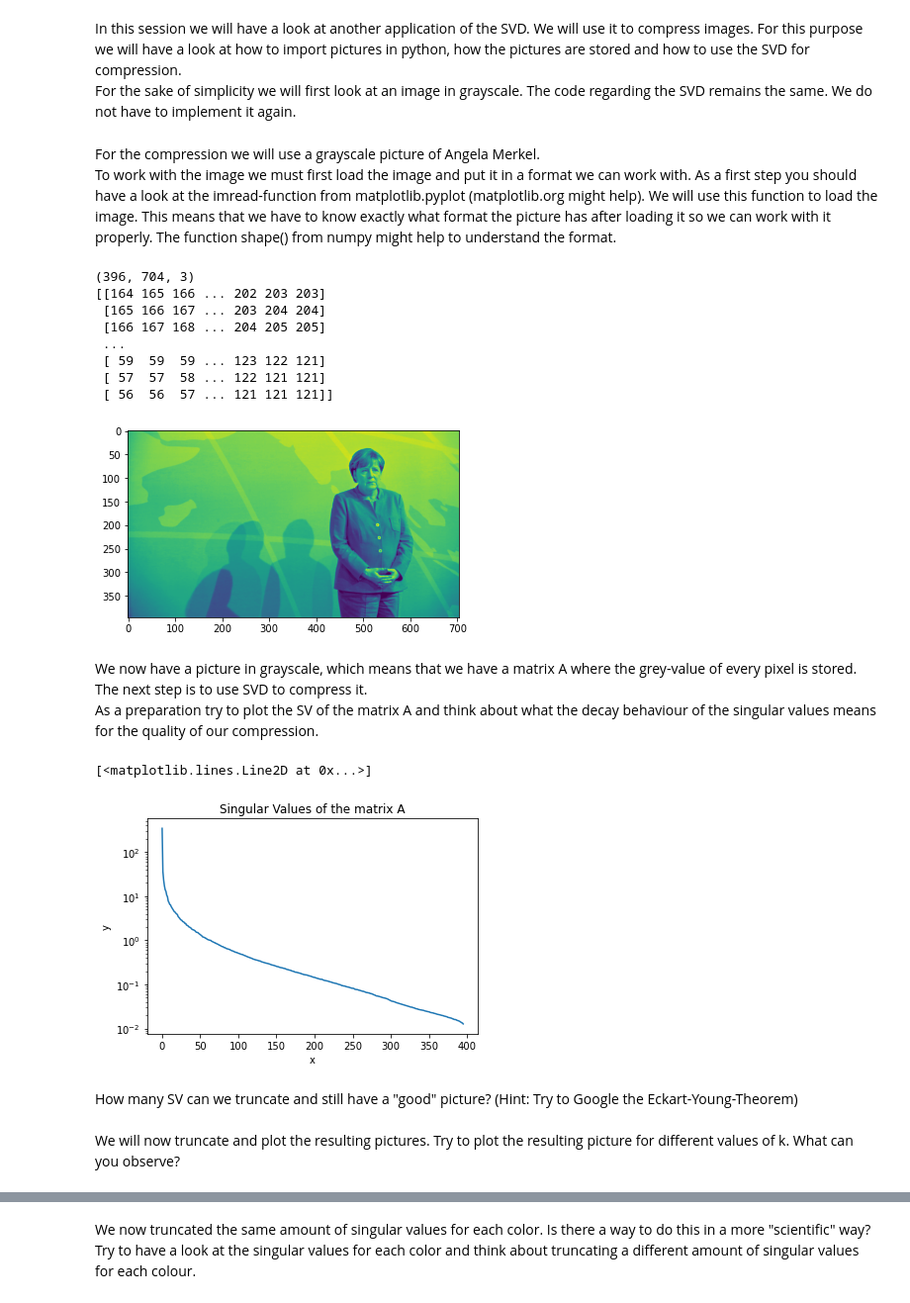
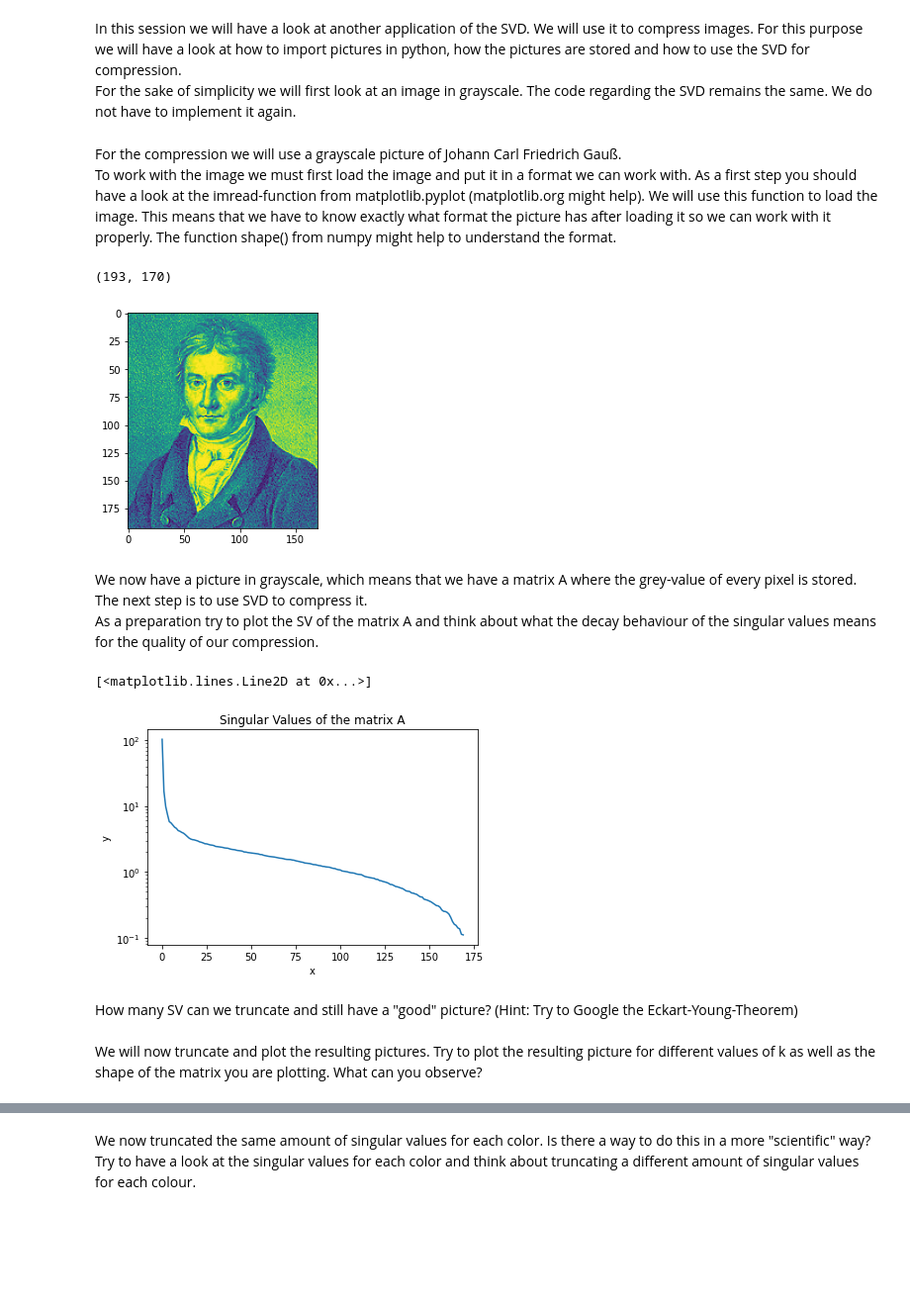
Before and after one commit to Saamuu/DataLab, a Jupyter notebook: DataLab/ImageCompression.ipynb, the cells around one changed output, grey strips where cells are left out. Shown at 99% size. Cells and saved outputs as stored; diff of their text form; code cells hidden in the pictures; blank space fills up the shorter version.

```diff
--- a/DataLab/ImageCompression.ipynb
+++ b/DataLab/ImageCompression.ipynb
@@ -47,36 +47,25 @@ def truncate(U, S, V, k):
     V_trunc = V[:k, :]
     return U_trunc, S_trunc, V_trunc
 # %% [markdown]
-For the compression we will use a grayscale picture of Angela Merkel. <br>
+For the compression we will use a grayscale picture of Johann Carl Friedrich Gauß. <br>
 To work with the image we must first load the image and put it in a format we can work with. As a first step you should have a look at the imread-function from matplotlib.pyplot (matplotlib.org might help). We will use this function to load the image. This means that we have to know exactly what format the picture has after loading it so we can work with it properly. The function shape() from numpy might help to understand the format.
 # %%
 def im2double(im):
-    #transform the values in A to the interval (0,1)
-    #What happens if we dont do that? Nothing visible, just transform the matrix to float-values instead of int8
     info = np.iinfo(im.dtype)
-    scale = info.max
-    im = im.astype(float)/scale
-    return im, scale
+    return im.astype(float)/info.max
 
 
 # grayscale image (is still saved with 3 channels so I take the first one)
-img = plt.imread("Merkel.jpg")[:,:,0]
-plt.imshow(img)
-print(np.shape(plt.imread("Merkel.jpg")))
-print(plt.imread("Merkel.jpg")[:,:,0])
+img = plt.imread("gauss3.jpg")[:,:,0]
+fig,axs = plt.subplots()
+axs.imshow(img)
 #The format is (M,N,3) -> RGB image, how do we get the greyscale?
 #Just use one of the RGB images
-gray_channel, scale = im2double(img)
+gray_channel = im2double(img)
+print(np.shape(gray_channel))
 # %% [output]
-(396, 704, 3)
-[[164 165 166 ... 202 203 203]
- [165 166 167 ... 203 204 204]
- [166 167 168 ... 204 205 205]
- ...
- [ 59  59  59 ... 123 122 121]
- [ 57  57  58 ... 122 121 121]
- [ 56  56  57 ... 121 121 121]]
+(193, 170)
-[figure, old version]
+[figure, new version]
 # %% [markdown]
 We now have a picture in grayscale, which means that we have a matrix A where the grey-value of every pixel is stored. The next step is to use SVD to compress it. <br>
 As a preparation try to plot the SV of the matrix A and think about what the decay behaviour of the singular values means for the quality of our compression.
@@ -87,25 +76,18 @@ U, S, V = svd(gray_channel)
 #linalg library implementation
 U_, S_, V_ = np.linalg.svd(gray_channel)
 
-#number of singular values kept
-k = [350,200,100,50,25,15,10,7,5]
+# Plot the Singular Values and try to think about what this means for the quality of the compressed images
+fig,axs = plt.subplots()
+axs.set_title(f"Singular Values of the matrix A")
+axs.set_xlabel(f"x")
+axs.set_ylabel(f"y")
 
-# Plot the Singular Values and try to think about what this means for the quality of the compressed images
-fig = plt.figure()
-
-fig.canvas.draw()
-
-
-plt.title(f"Singular Values of the matrix A")
-plt.xlabel(f"x")
-plt.ylabel(f"y")
-
-plt.semilogy(S)
+axs.semilogy(S)
 # %% [output]
 [<matplotlib.lines.Line2D at 0x...>]
-[figure, old version]
+[figure, new version]
 # %% [markdown]
 How many SV can we truncate and still have a "good" picture? (Hint: Try to Google the Eckart-Young-Theorem)<br>
 <br>
-We will now truncate and plot the resulting pictures. Try to plot the resulting picture for different values of k. What can you observe?
+We will now truncate and plot the resulting pictures. Try to plot the resulting picture for different values of k as well as the shape of the matrix you are plotting. What can you observe?
 # %%
```
Also changed, not shown: parts of 5 cells of this notebook.
